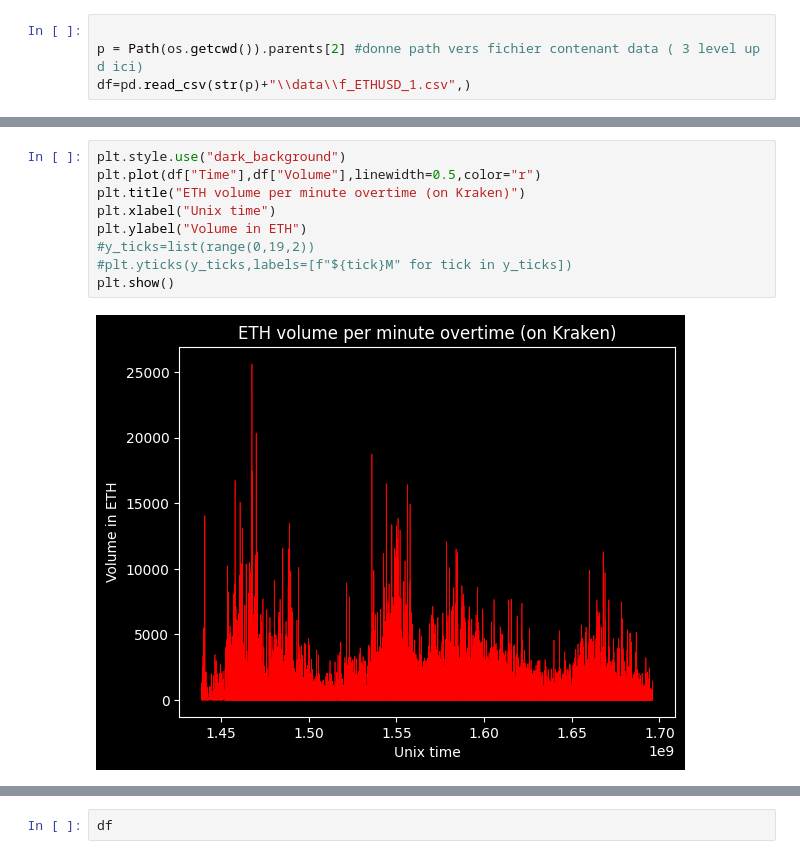
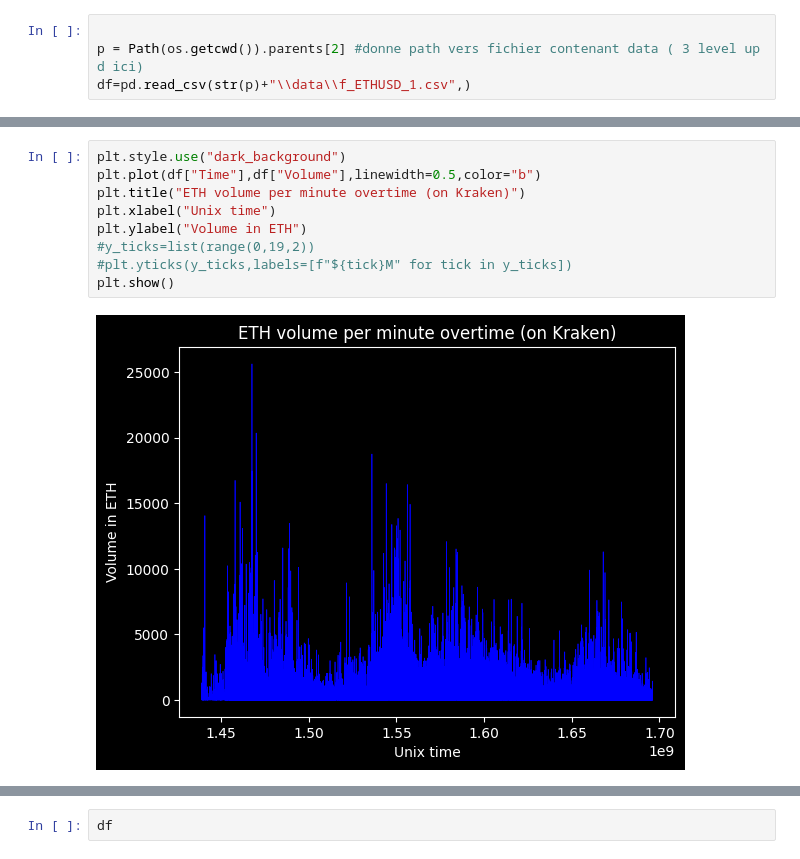
Before and after one commit to beaurm/projet_crypto, a Jupyter notebook: code/analyse/a_ETHUSD_1.ipynb, the cells around one changed output, grey strips where cells are left out. Drawn from its saved outputs; the diff is of its cells as text.

Commit message:
Graph Bleu

```diff
--- a/code/analyse/a_ETHUSD_1.ipynb
+++ b/code/analyse/a_ETHUSD_1.ipynb
@@ -22,13 +22,13 @@ plt.show()
 # %%
 plt.style.use("dark_background")
-plt.plot(df["Time"],df["Volume"],linewidth=0.5,color="r")
+plt.plot(df["Time"],df["Volume"],linewidth=0.5,color="b")
 plt.title("ETH volume per minute overtime (on Kraken)")
 plt.xlabel("Unix time")
 plt.ylabel("Volume in ETH")
 #y_ticks=list(range(0,19,2))
 #plt.yticks(y_ticks,labels=[f"${tick}M" for tick in y_ticks])
 plt.show()
 # %% [output]
-[figure, old version]
+[figure, new version]
 # %%
 plt.style.use("dark_background")
```
Also changed, not shown: parts of 3 cells of this notebook.
